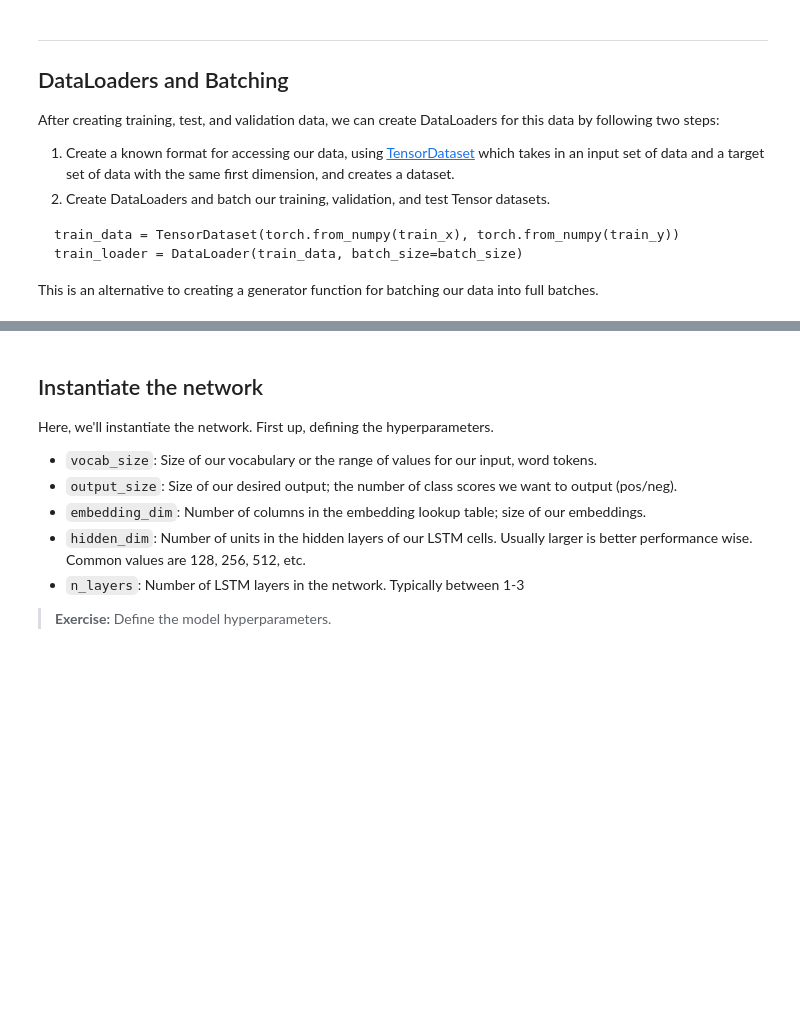
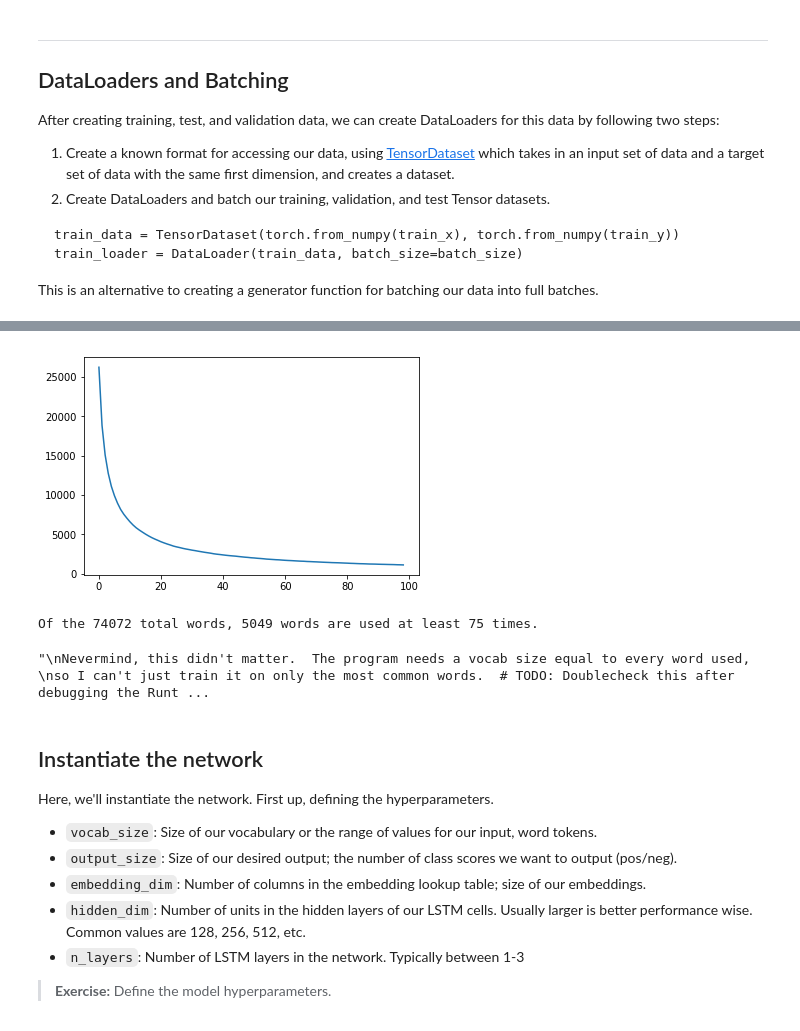
Before and after one commit to TheNathanielWatkins/PyTorch-Deep-Learning-v2, a Jupyter notebook: sentiment-rnn/Sentiment_RNN_Exercise.ipynb, the cells around one changed output, grey strips where cells are left out. Saved outputs shown, nothing was run; the diff lists cells and outputs as text; code cells hidden in the pictures; blank space fills up the shorter version.

Commit message:
feat: Update with current progress
* Including bug fix to the Solution for PyTorch 1.0

```diff
--- a/sentiment-rnn/Sentiment_RNN_Exercise.ipynb
+++ b/sentiment-rnn/Sentiment_RNN_Exercise.ipynb
@@ -381,3 +584,36 @@ class SentimentRNN(nn.Module):
+# %%
+import matplotlib.pyplot as plt
+
+"""
+The following cells are to figure out where the 'knee in the curve' is,
+AKA the turning point for the law of diminishing returns.
+
+Basically, I'm trying to see what words shows up in the most reviews without including too many.
+This is to try to find the right amount to use in vocab size below.
+"""
+
+count_dist = []
+
+for num in range(5, 500, 5):
+    pop_counts = [word for word, count in counts.items() if count > num]
+    count_dist.append(len(pop_counts))
+# %%
+plt.plot(count_dist)
+plt.show()
+# %% [output]
+[figure, added]
+# %%
+knee = 15 # This count needs to be multiplied by 5 since I counted in 5 step increments.
+
+print(f"Of the {len(vocab_to_int)} total words, {count_dist[knee]} words are used at least {knee * 5} times.")
+
+"""
+Nevermind, this didn't matter.  The program needs a vocab size equal to every word used,
+so I can't just train it on only the most common words.  # TODO: Doublecheck this after debugging the RuntimeError
+"""
+# %% [output]
+Of the 74072 total words, 5049 words are used at least 75 times.
+"\nNevermind, this didn't matter.  The program needs a vocab size equal to every word used, \nso I can't just train it on only the most common words.  # TODO: Doublecheck this after debugging the Runt ...
 # %% [markdown]
 ## Instantiate the network
 
```
Also changed, not shown: parts of 17 cells of this notebook, 1 other file.
